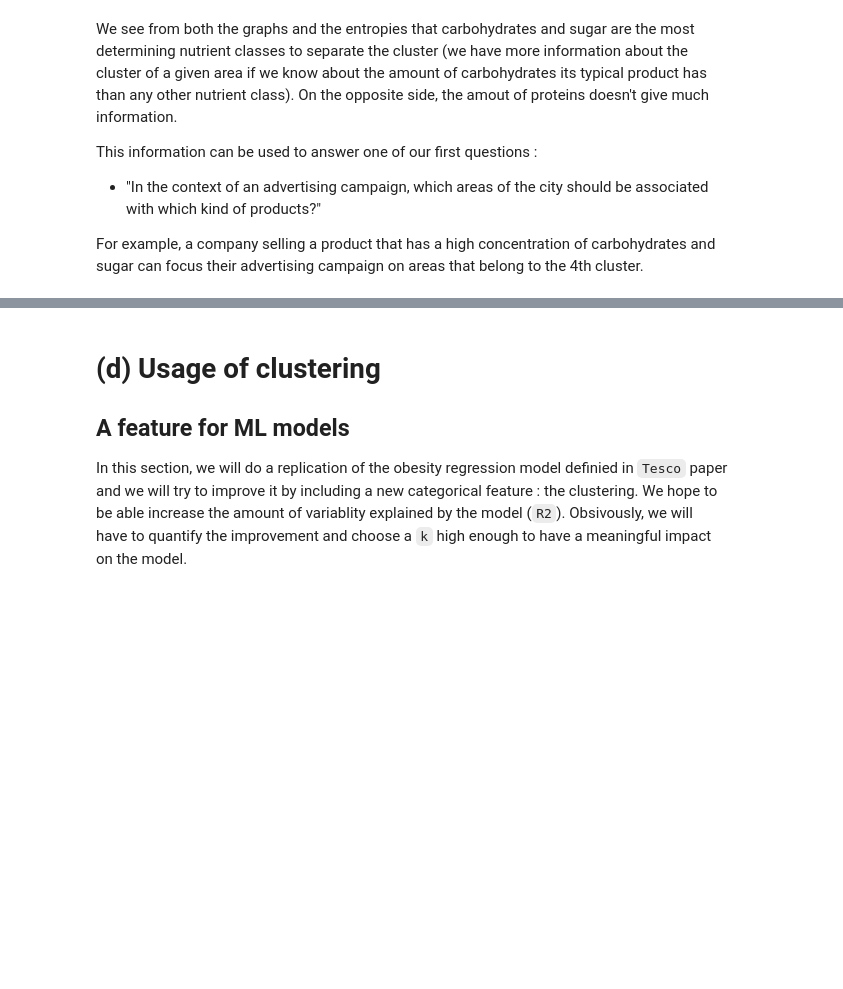
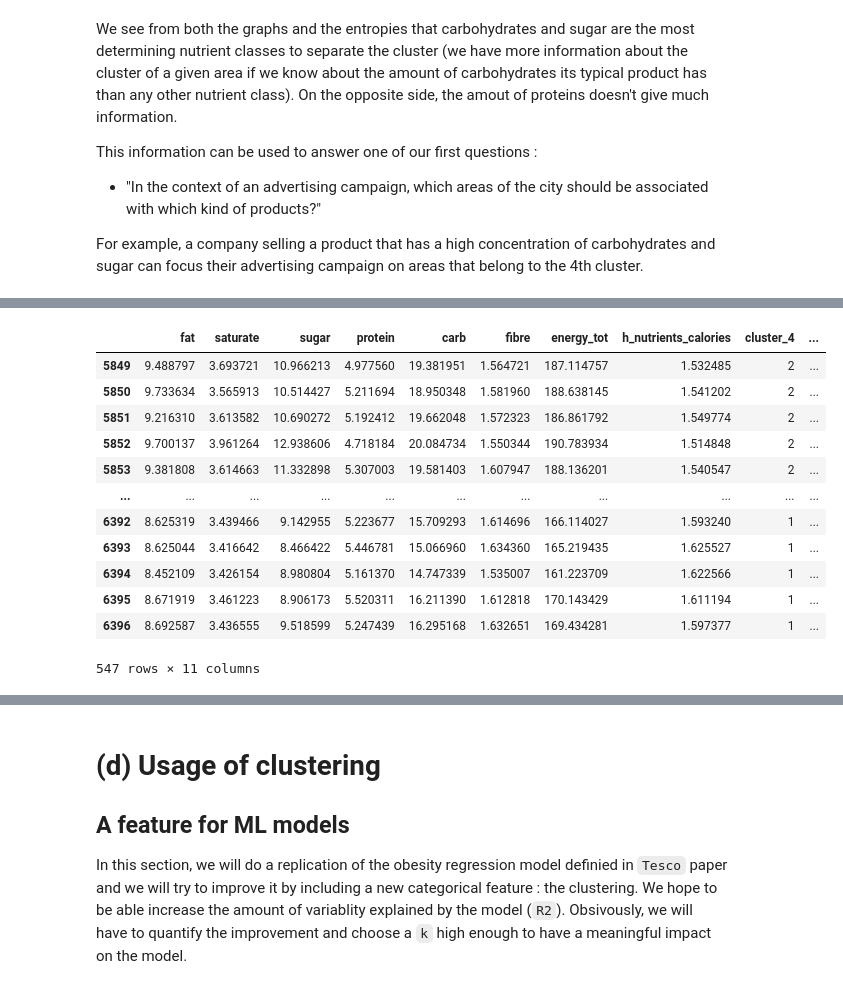
Before and after one commit to epfl-ada/ada-2020-project-milestone-p3-p3_pleutre, a Jupyter notebook: Merged.ipynb, the cells around one changed output, grey strips where cells are left out. Cells and saved outputs as stored; diff of their text form; code cells hidden in the pictures; blank space fills up the shorter version.

```diff
--- a/Merged.ipynb
+++ b/Merged.ipynb
@@ -901,0 +905,27 @@ For example, a company selling a product that has a high concentration of carboh
+# %%
+# Take only the columns and rows of interest
+cluster_osward = tesco_cluster.query('month=="yea"').query('agg_level=="osward"')[typical_products+[cluster_name]+['area_id']]
+# Load the diabetes data
+diabetes = pd.read_csv(data_path + 'diabetes_estimates_osward_2016.csv', index_col='area_id',
+            usecols=['area_id','estimated_diabetes_prevalence'])\
+            .rename(columns={'estimated_diabetes_prevalence':'diabetes'})
+
+# Join the two tables
+cluster_osward = cluster_osward.join(diabetes, how='inner', on='area_id')
+# Normalize the diabetes columns
+cluster_osward['diabetes'] /= max(cluster_osward['diabetes'])
+cluster_osward
+# %% [output]
+|  | fat | saturate | sugar | protein | carb | fibre | energy_tot | h_nutrients_calories | cluster_4 | ... |
+| 5849 | 9.488797 | 3.693721 | 10.966213 | 4.977560 | 19.381951 | 1.564721 | 187.114757 | 1.532485 | 2 | ... |
+| 5850 | 9.733634 | 3.565913 | 10.514427 | 5.211694 | 18.950348 | 1.581960 | 188.638145 | 1.541202 | 2 | ... |
+| 5851 | 9.216310 | 3.613582 | 10.690272 | 5.192412 | 19.662048 | 1.572323 | 186.861792 | 1.549774 | 2 | ... |
+| 5852 | 9.700137 | 3.961264 | 12.938606 | 4.718184 | 20.084734 | 1.550344 | 190.783934 | 1.514848 | 2 | ... |
+| 5853 | 9.381808 | 3.614663 | 11.332898 | 5.307003 | 19.581403 | 1.607947 | 188.136201 | 1.540547 | 2 | ... |
+| ... | ... | ... | ... | ... | ... | ... | ... | ... | ... | ... |
+| 6392 | 8.625319 | 3.439466 | 9.142955 | 5.223677 | 15.709293 | 1.614696 | 166.114027 | 1.593240 | 1 | ... |
+| 6393 | 8.625044 | 3.416642 | 8.466422 | 5.446781 | 15.066960 | 1.634360 | 165.219435 | 1.625527 | 1 | ... |
+| 6394 | 8.452109 | 3.426154 | 8.980804 | 5.161370 | 14.747339 | 1.535007 | 161.223709 | 1.622566 | 1 | ... |
+| 6395 | 8.671919 | 3.461223 | 8.906173 | 5.520311 | 16.211390 | 1.612818 | 170.143429 | 1.611194 | 1 | ... |
+| 6396 | 8.692587 | 3.436555 | 9.518599 | 5.247439 | 16.295168 | 1.632651 | 169.434281 | 1.597377 | 1 | ... |
+547 rows × 11 columns
```
Also changed, not shown: parts of 13 cells of this notebook.
